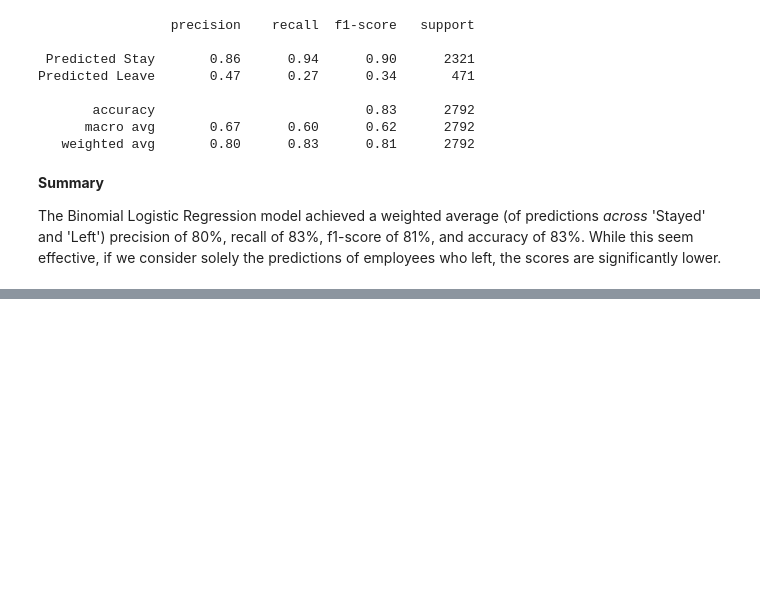
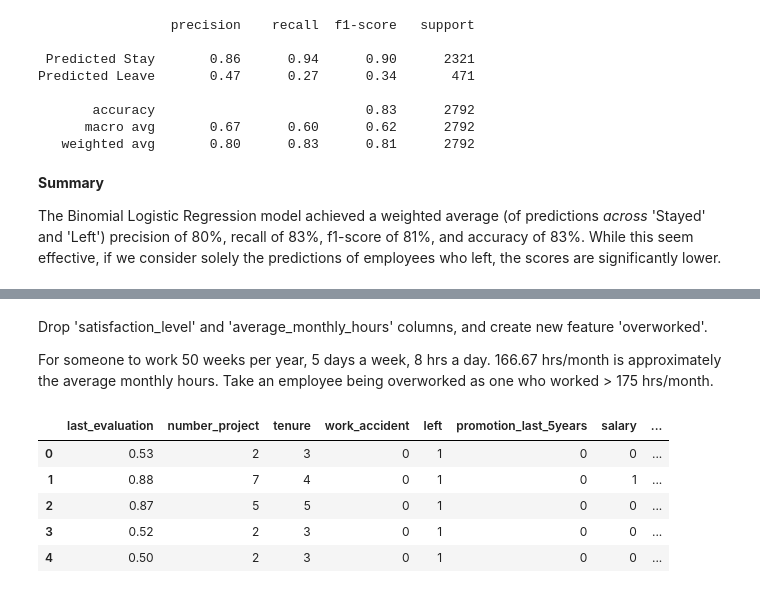
Before and after one commit to airrehn/HR-Analytics-Analysis, a Jupyter notebook: Project.ipynb, the cells around one changed output, grey strips where cells are left out. Saved outputs shown, nothing was run; the diff lists cells and outputs as text; code cells hidden in the pictures; blank space fills up the shorter version.

```diff
--- a/Project.ipynb
+++ b/Project.ipynb
@@ -477,0 +654,19 @@ The Binomial Logistic Regression model achieved a weighted average (of predictio
+# %% [markdown]
+Drop 'satisfaction_level' and 'average_monthly_hours' columns, and create new feature 'overworked'.
+
+For someone to work 50 weeks per year, 5 days a week, 8 hrs a day. 166.67 hrs/month is approximately the average monthly hours. Take an employee being overworked as one who worked > 175 hrs/month.
+# %%
+df4 = df3.copy()
+
+df4['overworked'] = (df3['average_monthly_hours'] > 175).astype(int)
+
+df4 = df4.drop(['satisfaction_level', 'average_monthly_hours'], axis = 1)
+
+df4.head()
+# %% [output]
+|  | last_evaluation | number_project | tenure | work_accident | left | promotion_last_5years | salary | ... |
+| 0 | 0.53 | 2 | 3 | 0 | 1 | 0 | 0 | ... |
+| 1 | 0.88 | 7 | 4 | 0 | 1 | 0 | 1 | ... |
+| 2 | 0.87 | 5 | 5 | 0 | 1 | 0 | 0 | ... |
+| 3 | 0.52 | 2 | 3 | 0 | 1 | 0 | 0 | ... |
+| 4 | 0.50 | 2 | 3 | 0 | 1 | 0 | 0 | ... |
```
Also changed, not shown: parts of 40 cells of this notebook, 3 other files.
